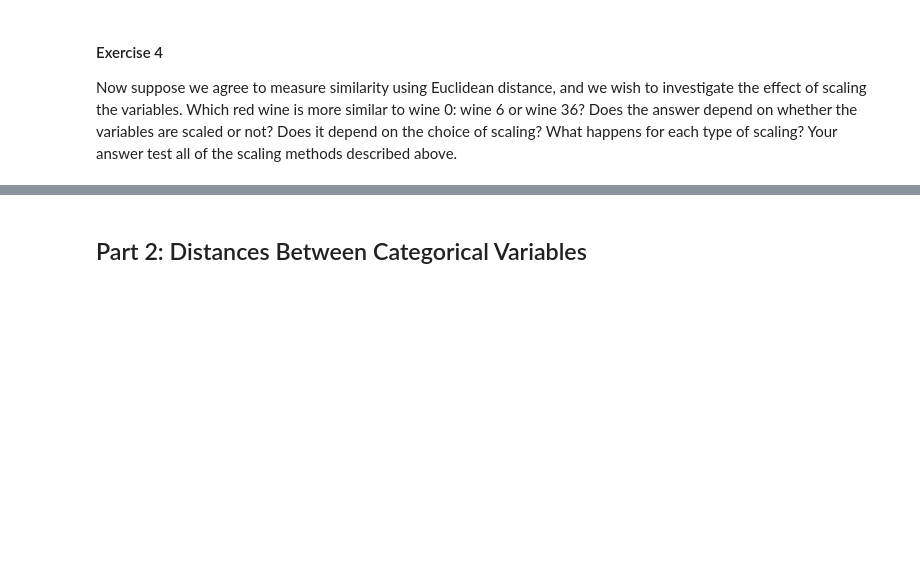
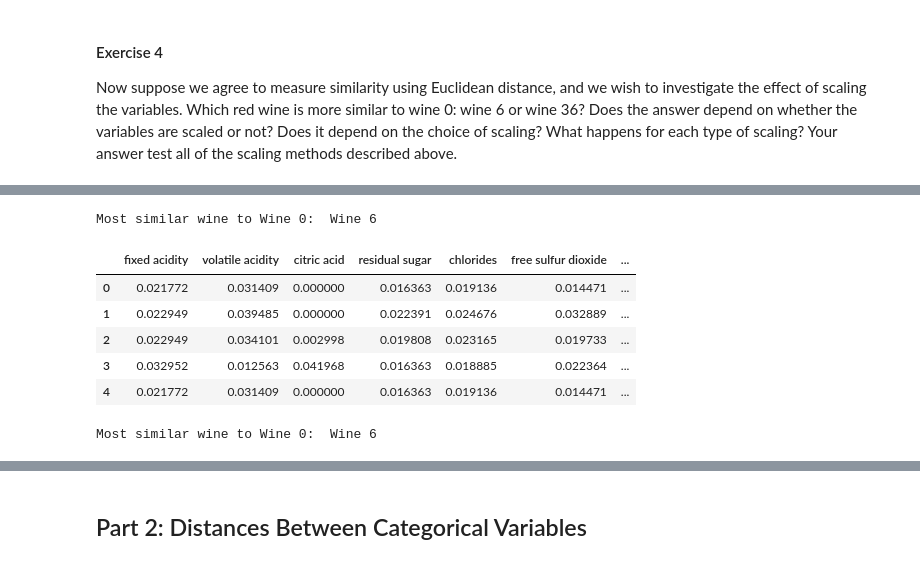
Before and after one commit to RndhS/CMPS-3160---Intro-to-Data-Science, a Jupyter notebook: _labs/Lab07/Lab07.ipynb, the cells around one changed output, grey strips where cells are left out. Cells and saved outputs as stored; diff of their text form; code cells hidden in the pictures; blank space fills up the shorter version.

```diff
--- a/_labs/Lab07/Lab07.ipynb
+++ b/_labs/Lab07/Lab07.ipynb
@@ -367,0 +376,36 @@ Now suppose we agree to measure similarity using Euclidean distance, and we wish
+# %%
+## Euclidean distance:
+wine0_std = wines_std.loc[0]
+wine6_std = wines_std.loc[6]
+wine36_std = wines_std.loc[36]
+
+euclidean_w6_std = np.sqrt(((wine6_std - wine0_std)**2).sum())
+euclidean_w36_std = np.sqrt(((wine36_std - wine0_std)**2).sum())
+
+print("Most similar wine to Wine 0: ", "Wine 6" if euclidean_w6_std < euclidean_w36_std else "Wine 36")
+# %% [output]
+Most similar wine to Wine 0:  Wine 6
+# %%
+## Scaling by normalizing:
+
+wines_norm = df_reds / np.sqrt((df_reds**2).sum())
+wines_norm.head()
+# %% [output]
+|  | fixed acidity | volatile acidity | citric acid | residual sugar | chlorides | free sulfur dioxide | ... |
+| 0 | 0.021772 | 0.031409 | 0.000000 | 0.016363 | 0.019136 | 0.014471 | ... |
+| 1 | 0.022949 | 0.039485 | 0.000000 | 0.022391 | 0.024676 | 0.032889 | ... |
+| 2 | 0.022949 | 0.034101 | 0.002998 | 0.019808 | 0.023165 | 0.019733 | ... |
+| 3 | 0.032952 | 0.012563 | 0.041968 | 0.016363 | 0.018885 | 0.022364 | ... |
+| 4 | 0.021772 | 0.031409 | 0.000000 | 0.016363 | 0.019136 | 0.014471 | ... |
+# %%
+## Euclidean distance:
+wine0_norm = wines_norm.loc[0]
+wine6_norm = wines_norm.loc[6]
+wine36_norm = wines_norm.loc[36]
+
+euclidean_w6_norm = np.sqrt(((wine6_norm - wine0_norm)**2).sum())
+euclidean_w36_norm = np.sqrt(((wine36_norm - wine0_norm)**2).sum())
+
+print("Most similar wine to Wine 0: ", "Wine 6" if euclidean_w6_norm < euclidean_w36_norm else "Wine 36")
+# %% [output]
+Most similar wine to Wine 0:  Wine 6
```
Also changed, not shown: parts of 23 cells of this notebook.
